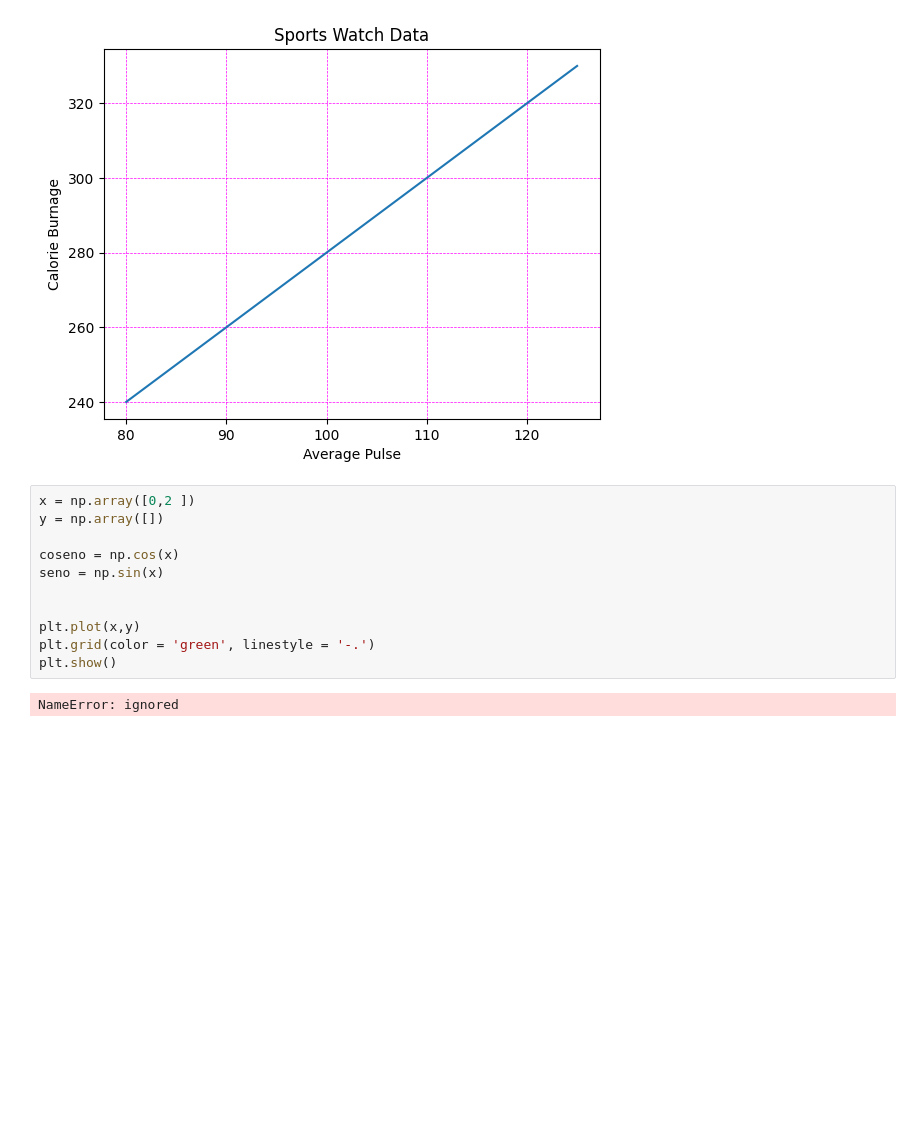
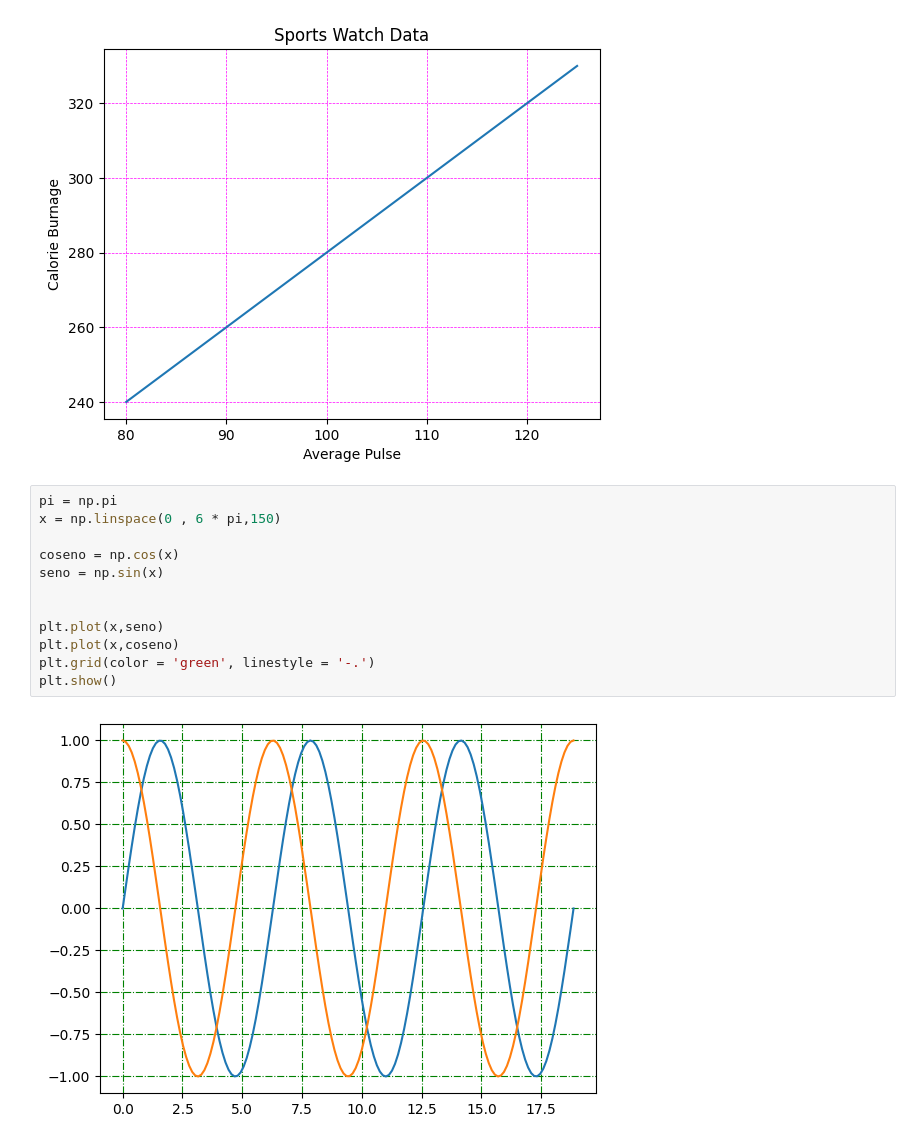
Before and after one commit to matkeii/THC, a Jupyter notebook: Clase_26_octubre.ipynb, the cells around one changed output. Cells and saved outputs as stored; diff of their text form; blank space fills up the shorter version.

```diff
--- a/Clase_26_octubre.ipynb
+++ b/Clase_26_octubre.ipynb
@@ -124,15 +124,16 @@ plt.show()
 # %% [output]
 [figure]
 # %%
-x = np.array([0,2 ])
-y = np.array([])
+pi = np.pi
+x = np.linspace(0 , 6 * pi,150)
 
 coseno = np.cos(x)
 seno = np.sin(x)
 
 
-plt.plot(x,y)
+plt.plot(x,seno)
+plt.plot(x,coseno)
 plt.grid(color = 'green', linestyle = '-.')
 plt.show()
 # %% [output]
-NameError: ignored
+[figure, added]
```
Also changed, not shown: parts of 1 cell of this notebook.
